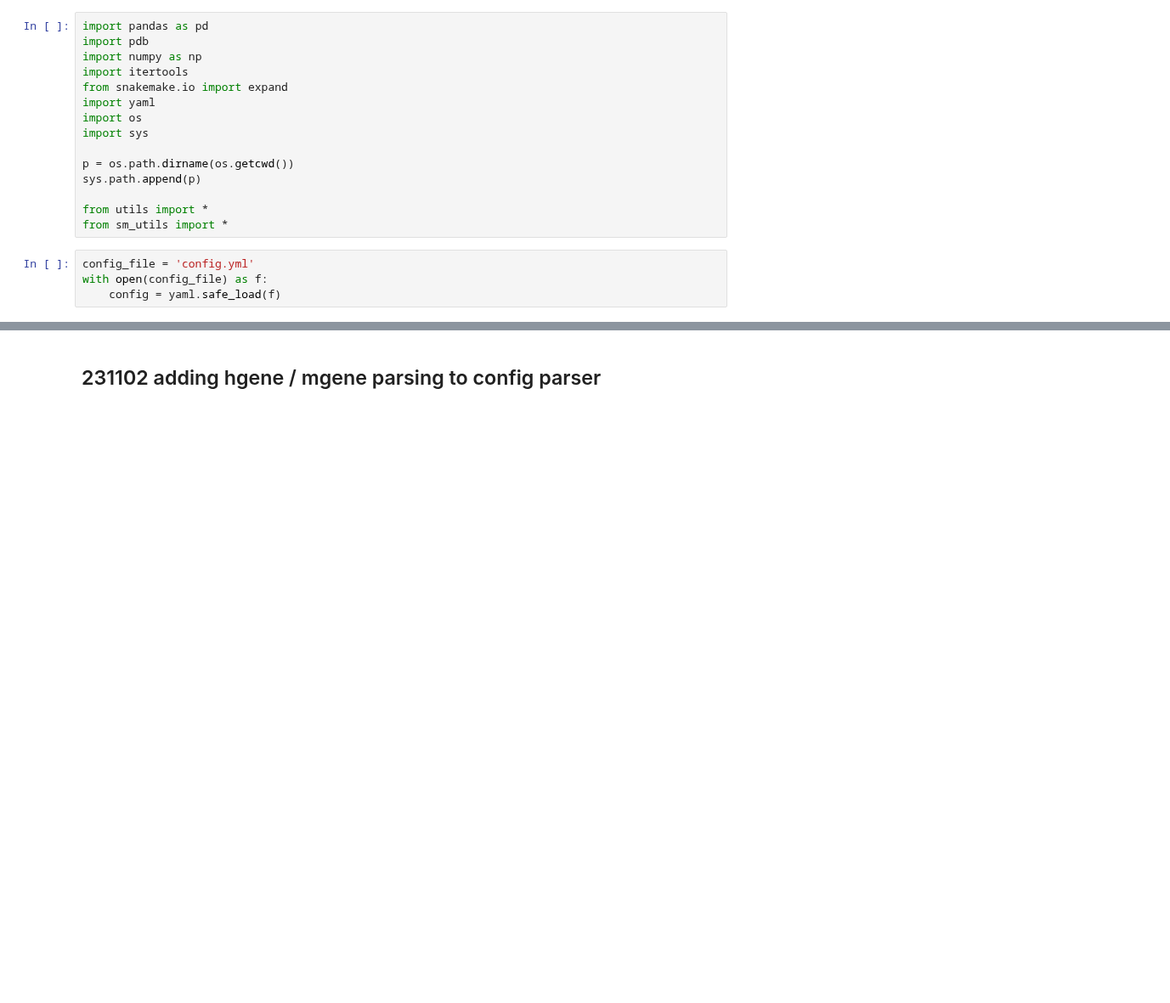
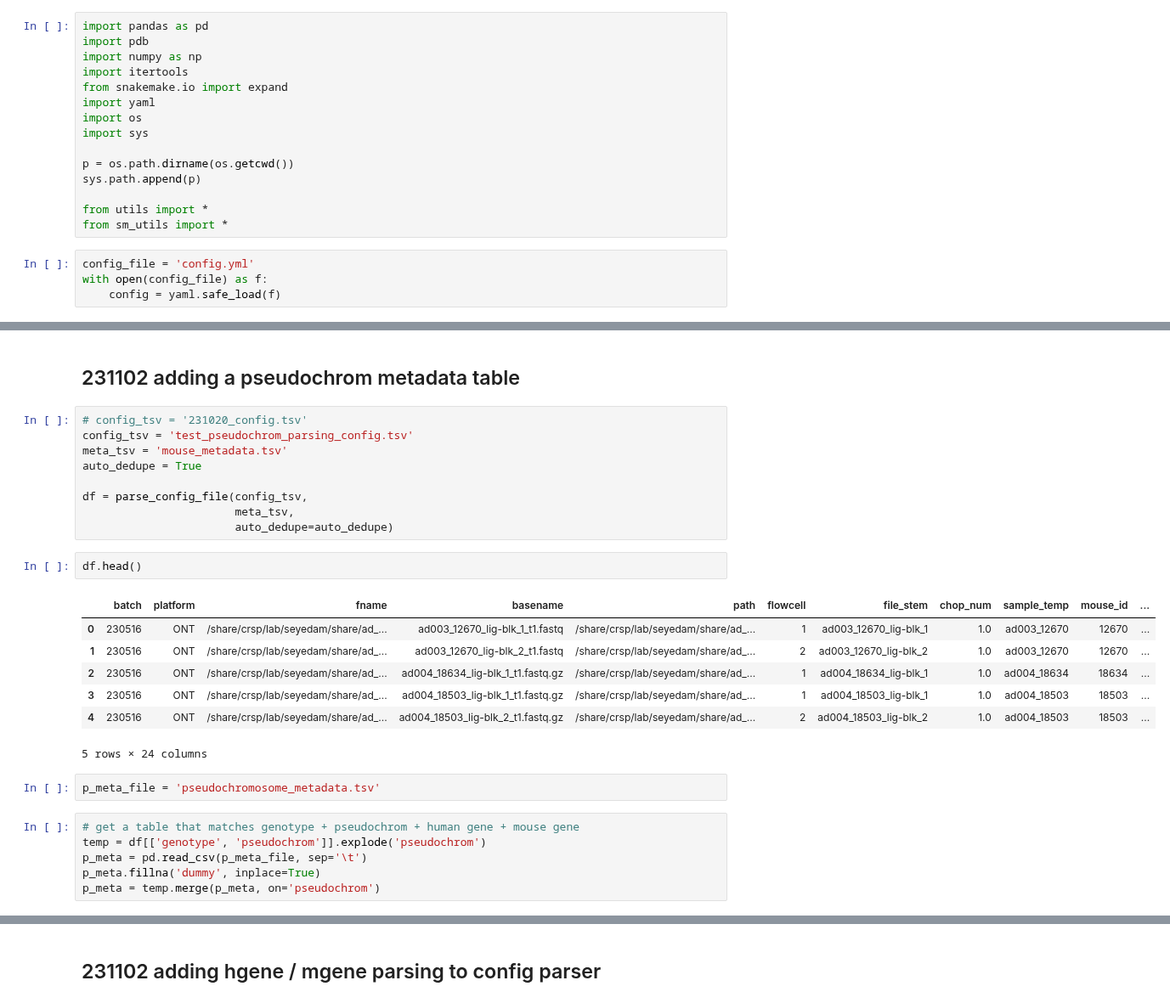
Before and after one commit to gfilimban/modelad_pipeline, a Jupyter notebook: proc_update/snakemake_dev.ipynb, the cells around one changed output, grey strips where cells are left out. Shown at 85% size. Drawn from its saved outputs; the diff is of its cells as text; blank space fills up the shorter version.

```diff
--- a/proc_update/snakemake_dev.ipynb
+++ b/proc_update/snakemake_dev.ipynb
@@ -19,0 +53,29 @@ with open(config_file) as f:
+# %% [markdown]
+## 231102 adding a pseudochrom metadata table
+# %%
+# config_tsv = '231020_config.tsv'
+config_tsv = 'test_pseudochrom_parsing_config.tsv'
+meta_tsv = 'mouse_metadata.tsv'
+auto_dedupe = True
+
+df = parse_config_file(config_tsv,
+                       meta_tsv,
+                       auto_dedupe=auto_dedupe)
+# %%
+df.head()
+# %% [output]
+|  | batch | platform | fname | basename | path | flowcell | file_stem | chop_num | sample_temp | mouse_id | ... |
+| 0 | 230516 | ONT | /share/crsp/lab/seyedam/share/ad_... | ad003_12670_lig-blk_1_t1.fastq | /share/crsp/lab/seyedam/share/ad_... | 1 | ad003_12670_lig-blk_1 | 1.0 | ad003_12670 | 12670 | ... |
+| 1 | 230516 | ONT | /share/crsp/lab/seyedam/share/ad_... | ad003_12670_lig-blk_2_t1.fastq | /share/crsp/lab/seyedam/share/ad_... | 2 | ad003_12670_lig-blk_2 | 1.0 | ad003_12670 | 12670 | ... |
+| 2 | 230516 | ONT | /share/crsp/lab/seyedam/share/ad_... | ad004_18634_lig-blk_1_t1.fastq.gz | /share/crsp/lab/seyedam/share/ad_... | 1 | ad004_18634_lig-blk_1 | 1.0 | ad004_18634 | 18634 | ... |
+| 3 | 230516 | ONT | /share/crsp/lab/seyedam/share/ad_... | ad004_18503_lig-blk_1_t1.fastq.gz | /share/crsp/lab/seyedam/share/ad_... | 1 | ad004_18503_lig-blk_1 | 1.0 | ad004_18503 | 18503 | ... |
+| 4 | 230516 | ONT | /share/crsp/lab/seyedam/share/ad_... | ad004_18503_lig-blk_2_t1.fastq.gz | /share/crsp/lab/seyedam/share/ad_... | 2 | ad004_18503_lig-blk_2 | 1.0 | ad004_18503 | 18503 | ... |
+5 rows × 24 columns
+# %%
+p_meta_file = 'pseudochromosome_metadata.tsv'
+# %%
+# get a table that matches genotype + pseudochrom + human gene + mouse gene
+temp = df[['genotype', 'pseudochrom']].explode('pseudochrom')
+p_meta = pd.read_csv(p_meta_file, sep='\t')
+p_meta.fillna('dummy', inplace=True)
+p_meta = temp.merge(p_meta, on='pseudochrom')
```
Also changed, not shown: parts of 16 cells of this notebook, 8 other files.
